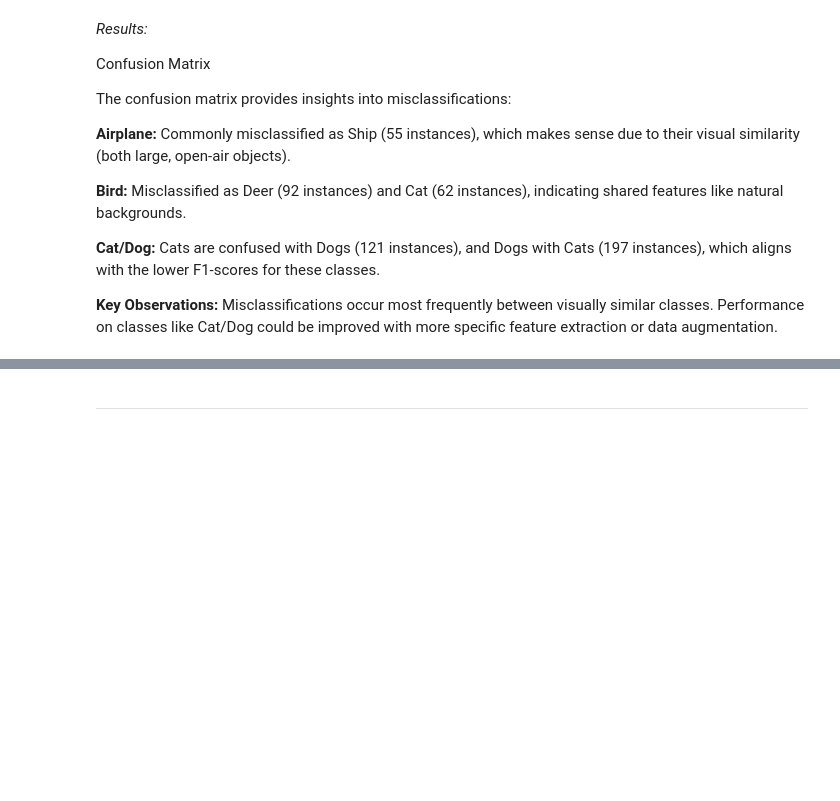
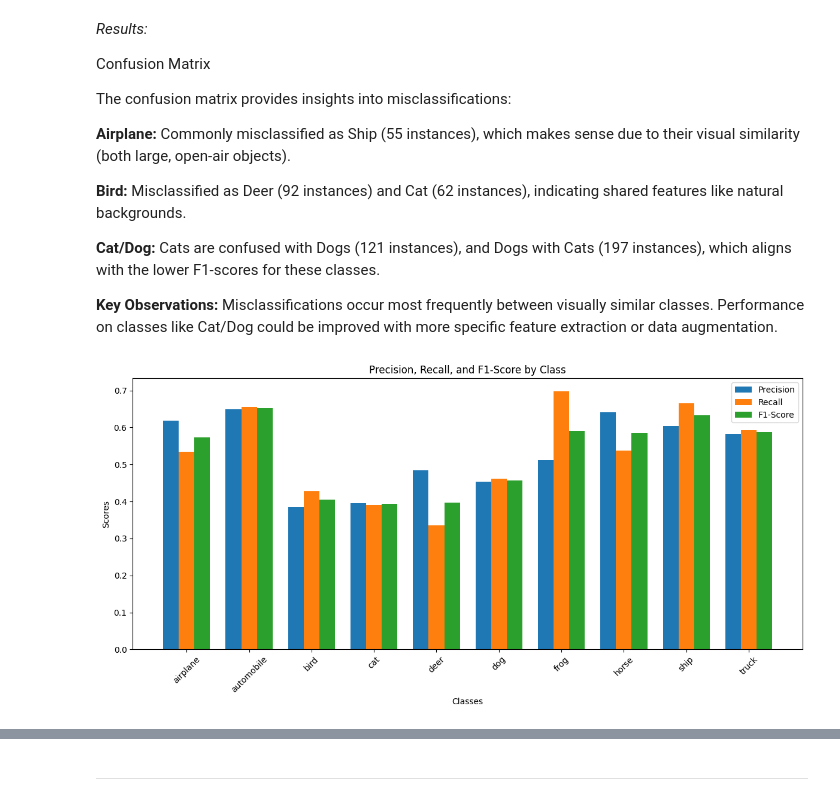
Before and after one commit to eagbdesign/Project-CNN---G3, a Jupyter notebook: Main.ipynb, the cells around one changed output, grey strips where cells are left out. Saved outputs shown, nothing was run; the diff lists cells and outputs as text; code cells hidden in the pictures; blank space fills up the shorter version.

```diff
--- a/Main.ipynb
+++ b/Main.ipynb
@@ -222,3 +204,34 @@ Cats are confused with Dogs (121 instances), and Dogs with Cats (197 instances),
 **Key Observations:**
 Misclassifications occur most frequently between visually similar classes.
 Performance on classes like Cat/Dog could be improved with more specific feature extraction or data augmentation.
+# %%
+import numpy as np
+from sklearn.metrics import classification_report
+
+# Get classification report as a dictionary
+report = classification_report(all_labels, all_preds, target_names=train_dataset.classes, output_dict=True)
+
+# Extract metrics for each class
+classes = train_dataset.classes
+precision = [report[cls]['precision'] for cls in classes]
+recall = [report[cls]['recall'] for cls in classes]
+f1_score = [report[cls]['f1-score'] for cls in classes]
+
+# Plot metrics
+x = np.arange(len(classes))  # Class indices
+width = 0.25  # Bar width
+
+plt.figure(figsize=(12, 6))
+plt.bar(x - width, precision, width=width, label='Precision')
+plt.bar(x, recall, width=width, label='Recall')
+plt.bar(x + width, f1_score, width=width, label='F1-Score')
+
+plt.xlabel('Classes')
+plt.ylabel('Scores')
+plt.title('Precision, Recall, and F1-Score by Class')
+plt.xticks(x, classes, rotation=45)
+plt.legend()
+plt.tight_layout()
+plt.show()
+# %% [output]
+[figure, added]
```
Also changed, not shown: parts of 63 cells of this notebook.
